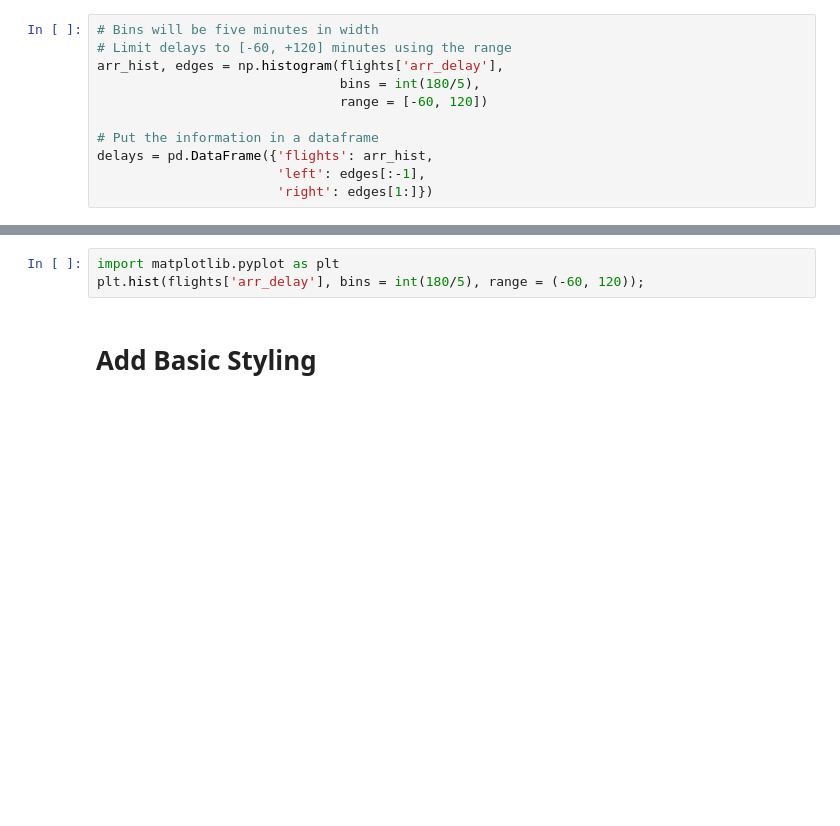
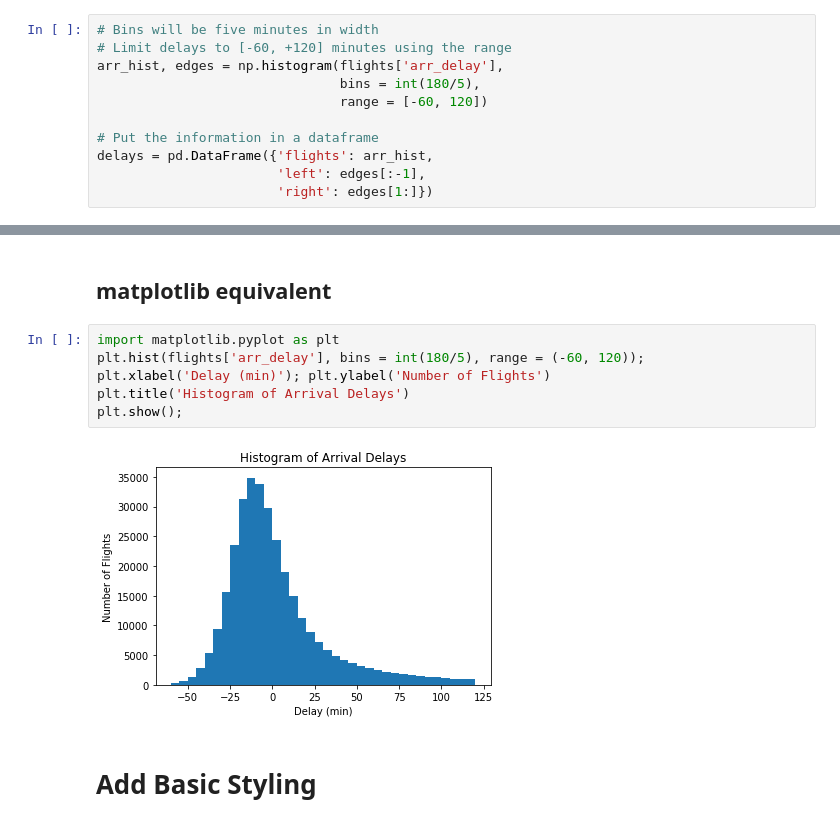
Before and after one commit to WillKoehrsen/Bokeh-Python-Visualization, a Jupyter notebook: intro/exploration/first_histogram_article.ipynb, the cells around one changed output, grey strips where cells are left out. Drawn from its saved outputs; the diff is of its cells as text; blank space fills up the shorter version.

```diff
--- a/intro/exploration/first_histogram_article.ipynb
+++ b/intro/exploration/first_histogram_article.ipynb
@@ -64,9 +112,16 @@ show(p)
 # %% [output]
 [interactive output not drawn]
 [interactive output not drawn]
+# %% [markdown]
+## matplotlib equivalent
 # %%
 import matplotlib.pyplot as plt
 plt.hist(flights['arr_delay'], bins = int(180/5), range = (-60, 120));
+plt.xlabel('Delay (min)'); plt.ylabel('Number of Flights')
+plt.title('Histogram of Arrival Delays')
+plt.show();
+# %% [output]
+[figure, added]
 # %% [markdown]
 # Add Basic Styling
 # %%
```
Also changed, not shown: parts of 11 cells of this notebook, 10 other files.
